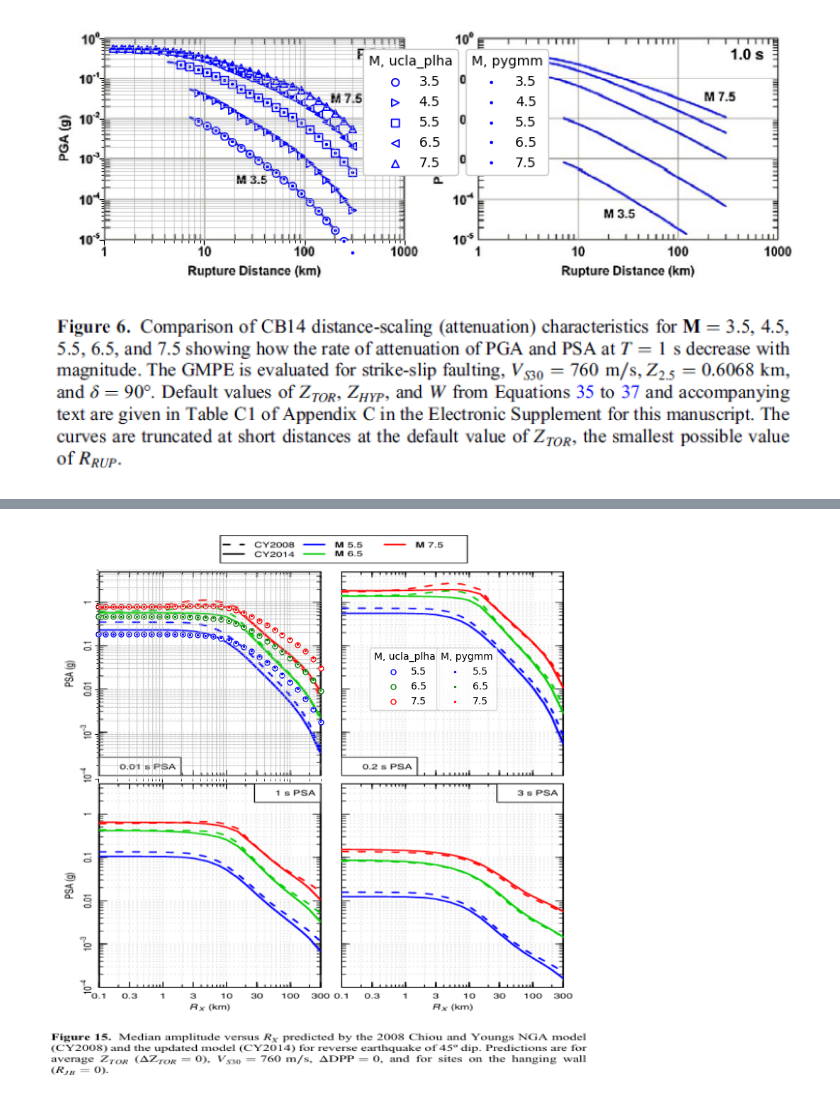
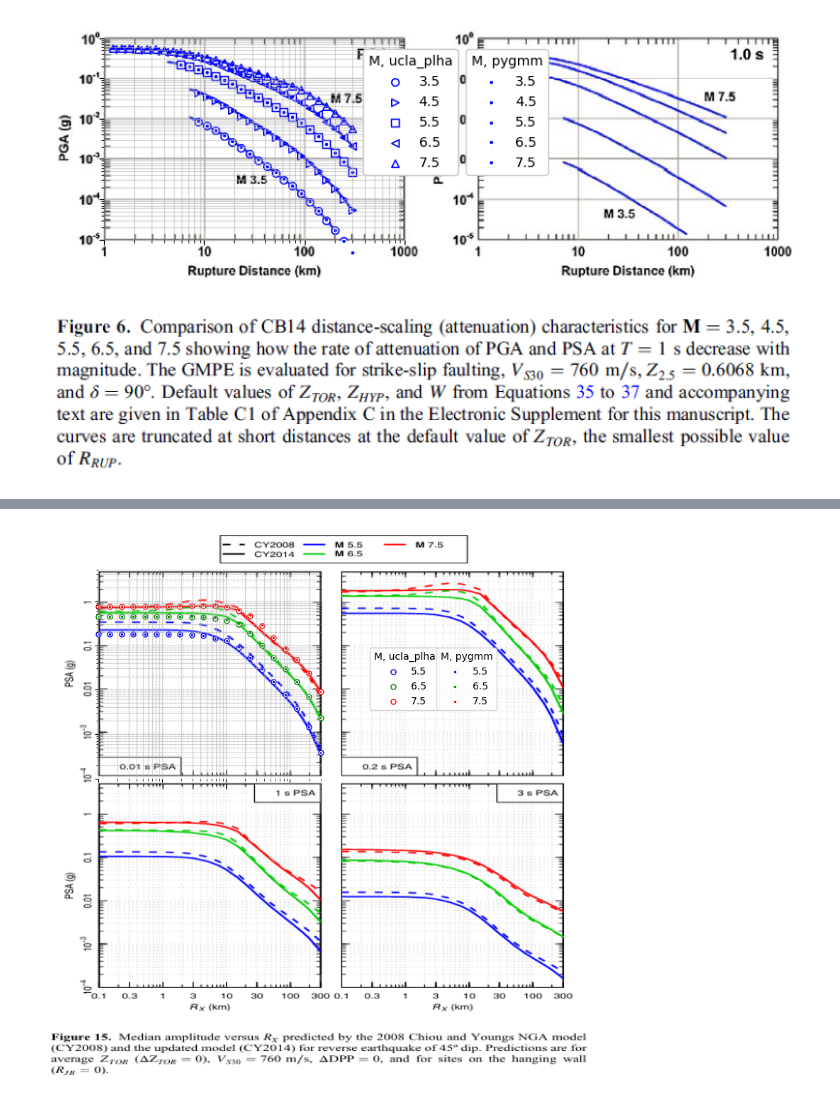
Before and after one commit to meerakota/ucla_plha, a Jupyter notebook: validation/gmm.ipynb, the cells around one changed output, grey strips where cells are left out. Drawn from its saved outputs; the diff is of its cells as text; code cells hidden in the pictures.

```diff
--- a/validation/gmm.ipynb
+++ b/validation/gmm.ipynb
@@ -315,12 +396,12 @@ ax_data.tick_params(axis='y', labelleft=False)
 # %%
-# Reproduce Fig. 6 from CB14 model
+# Reproduce Fig. 15 from CY14 model
 import numpy as np
 import matplotlib.pyplot as plt
 import matplotlib.image as mpimg
 from ucla_plha.ground_motion_models import cy14
 import pygmm
 
-rx_vec = np.logspace(-1, np.log10(300), 30)
+rx_vec = np.logspace(-1, np.log10(300), 20)
 m_vec = np.asarray([5.5, 6.5, 7.5])
 rrup = np.empty(len(m_vec) * len(rx_vec), dtype=float)
 rjb = np.empty(len(m_vec) * len(rx_vec), dtype=float)
@@ -328,7 +409,7 @@ rx = np.empty(len(m_vec) * len(rx_vec), dtype=float)
 m = np.empty(len(m_vec) * len(rx_vec), dtype=float)
 ztor = np.empty(len(m_vec) * len(rx_vec), dtype=float)
 zhyp = np.empty(len(m_vec) * len(rx_vec), dtype=float)
-zbor = np.empty(len(m_vec) * len(rx_vec), dtype=float)
+zbot = 15.0
 I = 0
 vs30 = 760
 dip = np.full(len(m), 45.0)
@@ -338,12 +419,24 @@ for i in range(len(m_vec)):
     for j in range(len(rx_vec)):
         m[I] = m_vec[i]
         rx[I] = rx_vec[j]
-        rjb[I] = 0.0
+        # The equation below if for reverse faults, and should therefore be used to reproduce Fig. 15
         ztor[I] = np.max([2.704 - 1.226 * np.max([m[I] - 5.849, 0]), 0]) ** 2
-        if(rx[I] > ztor[I]):
+        # The equation below if for normal and strike slip faults, but produces better agreement with Fig. 15
+        # ztor[I] = np.max([2.673 - 1.136 * np.max([m[I] - 4.970, 0]), 0]) ** 2
+        w = 10 ** (-1.61 + 0.41 * m[I])
+        if(ztor[I] + w / np.sqrt(2) > zbot):
+            w = (zbot - ztor[I]) * np.sqrt(2)
+        if(rx[I] > 2 * w / np.sqrt(2)):
+            rrup[I] = np.sqrt((rx[I] - w / np.sqrt(2)) ** 2 + (ztor[I] + w / np.sqrt(2)) ** 2)
+        elif((rx[I] <= 2 * w / np.sqrt(2)) & (rx[I] > ztor[I])):
             rrup[I] = (rx[I] + ztor[I]) / np.sqrt(2)
         else:
             rrup[I] = np.sqrt(rx[I] ** 2 + ztor[I] ** 2)
+        if(rx[I] < 2 * w / np.sqrt(2)):
+            rjb[I] = 0
+        else:
+            rjb[I] = rx[I] - 2 * w / np.sqrt(2)
+
         s = pygmm.model.Scenario(
             mag = m[I],
             dist_jb = rjb[I],
@@ -353,6 +446,7 @@ for i in range(len(m_vec)):
             v_s30 = vs30,
             mechanism = 'RS',
             on_hanging_wall = True,
+            depth_tor = ztor[I]
         )
         pygmm_output = pygmm.ChiouYoungs2014(s)
         pga_pygmm[I] = pygmm_output.spec_accels[0]
@@ -364,7 +458,7 @@ mu_ln, sigma_ln = cy14.get_im(
 )
 pga = np.exp(mu_ln)
 
-fig, ax_img = plt.subplots(figsize=(10, 10))
+fig, ax_img = plt.subplots(figsize=(10,10))
 
 image = mpimg.imread("cy14_fig15.png")
 ax_img.imshow(image, extent=[6,0,6,0])
@@ -378,31 +472,31 @@ for i, m_val in enumerate(m_vec):
         rx[m == m_val],
         pga[m == m_val],
         label=str(m_val),
         edgecolor=colors[i],
         facecolor='white',
         s=25,
         clip_on = False
     )
     ucla_plha_scatter.append(temp)
     temp = ax_data.scatter(
         rx[m == m_val],
         pga_pygmm[m == m_val],
         label=str(m_val),
         color=colors[i],
         s=2,
     )
     pygmm_scatter.append(temp)
 
 ax_data.set_yscale("log")
 ax_data.set_xscale("log")
 ax_data.set_ylim(0.0001, 5)
 ax_data.set_xlim(0.1, 300)
 legend1 = ax_data.legend(title="M, ucla_plha", handles=ucla_plha_scatter, loc='upper left', bbox_to_anchor=(1.2,0.65,0,0))
 ax_data.add_artist(legend1)
 legend2 = ax_data.legend(title="M, pygmm", handles=pygmm_scatter, loc='upper left', bbox_to_anchor=(1.5,0.65,0,0))
 ax_data.add_artist(legend1)
 ax_data.grid(True, alpha=0.5, which="both")
 ax_data.tick_params(axis='x', labelbottom=False)
 ax_data.tick_params(axis='y', labelleft=False)
 # %% [output]
-[figure, old version]
+[figure, new version]
```
Also changed, not shown: parts of 4 cells of this notebook, 1 other file.
